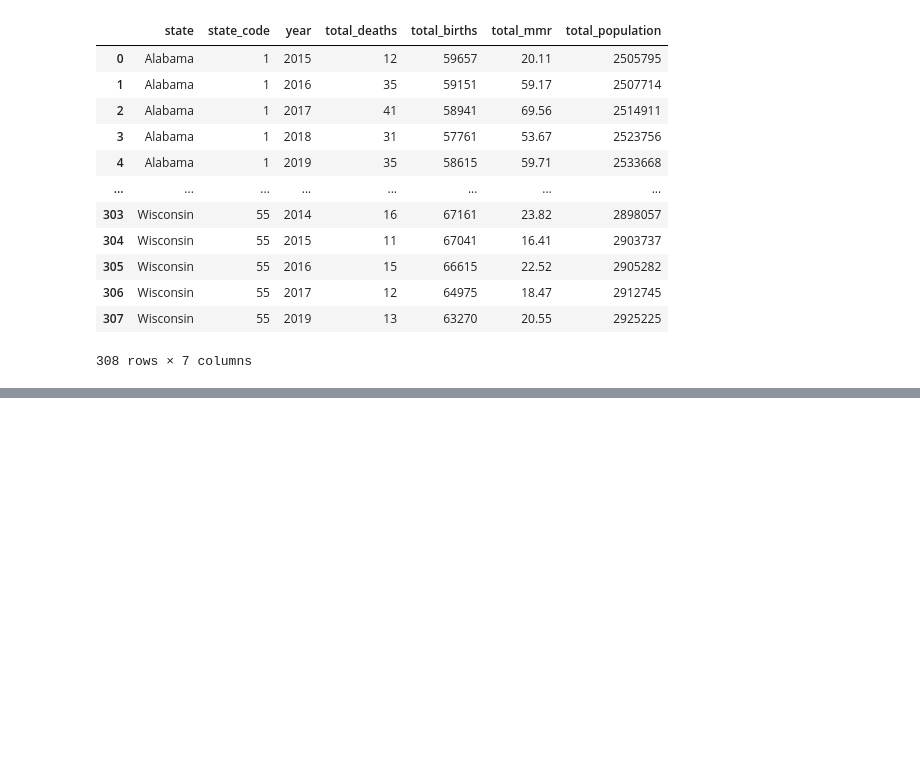
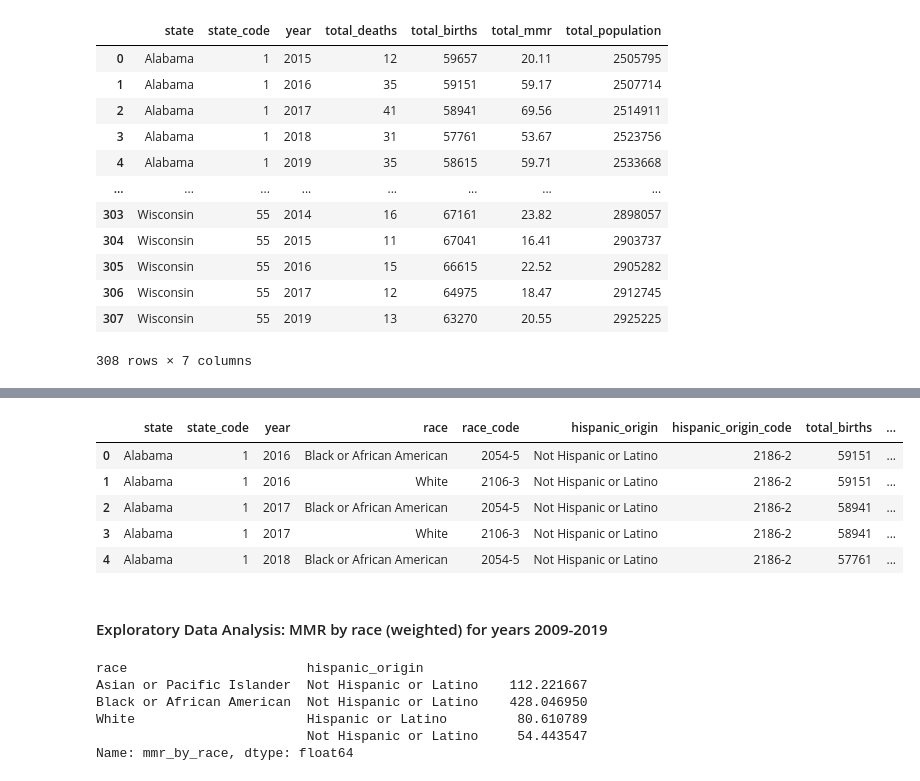
Before and after one commit to LeeProut/US-Maternal-Mortality, a Jupyter notebook: Edit_CDC_MMR_Race_P3.ipynb, the cells around one changed output, grey strips where cells are left out. Cells and saved outputs as stored; diff of their text form; code cells hidden in the pictures; blank space fills up the shorter version.

```diff
--- a/Edit_CDC_MMR_Race_P3.ipynb
+++ b/Edit_CDC_MMR_Race_P3.ipynb
@@ -140,0 +186,4 @@ MMR_totals_us
+# %%
+# find weighted value for births by race divided by total births
+weight = MMR_race_df["births_by_race"] / MMR_race_df["total_births"]
+weight
@@ -140,0 +203,3 @@ MMR_totals_us
+# %%
+weighted_for_race = weight * MMR_race_df["births_by_race"]
+weighted_for_race
@@ -140,0 +219,5 @@ MMR_totals_us
+# %%
+ratio = round(MMR_race_df["deaths_by_race"] / weighted_for_race * 100000, 2)
+ratio
+
+# maternal deaths / births for same period * 100000
@@ -140,0 +237,33 @@ MMR_totals_us
+# %%
+# add ratio as a column to our df
+
+MMR_race_df["mmr_by_race"] = ratio
+MMR_race_df.head()
+
+# reorder columns
+
+MMR_race_final_df = MMR_race_df[["state", "state_code", "year", "race",\
+                                                "race_code", "hispanic_origin",\
+                                                "hispanic_origin_code","total_births",\
+                                                "births_by_race", "total_deaths",\
+                                                "deaths_by_race", "total_mmr", "mmr_by_race",\
+                                                "total_population","population_by_race"]]
+MMR_race_final_df.head()
+# %% [output]
+|  | state | state_code | year | race | race_code | hispanic_origin | hispanic_origin_code | total_births | ... |
+| 0 | Alabama | 1 | 2016 | Black or African American | 2054-5 | Not Hispanic or Latino | 2186-2 | 59151 | ... |
+| 1 | Alabama | 1 | 2016 | White | 2106-3 | Not Hispanic or Latino | 2186-2 | 59151 | ... |
+| 2 | Alabama | 1 | 2017 | Black or African American | 2054-5 | Not Hispanic or Latino | 2186-2 | 58941 | ... |
+| 3 | Alabama | 1 | 2017 | White | 2106-3 | Not Hispanic or Latino | 2186-2 | 58941 | ... |
+| 4 | Alabama | 1 | 2018 | Black or African American | 2054-5 | Not Hispanic or Latino | 2186-2 | 57761 | ... |
+# %% [markdown]
+#### Exploratory Data Analysis: MMR by race (weighted) for years 2009-2019
+# %%
+MMR_race_final_df.groupby(["race", "hispanic_origin"])["mmr_by_race"].mean()
+# %% [output]
+race                       hispanic_origin
+Asian or Pacific Islander  Not Hispanic or Latino    112.221667
+Black or African American  Not Hispanic or Latino    428.046950
+White                      Hispanic or Latino         80.610789
+                           Not Hispanic or Latino     54.443547
+Name: mmr_by_race, dtype: float64
```
Also changed, not shown: parts of 7 cells of this notebook.
